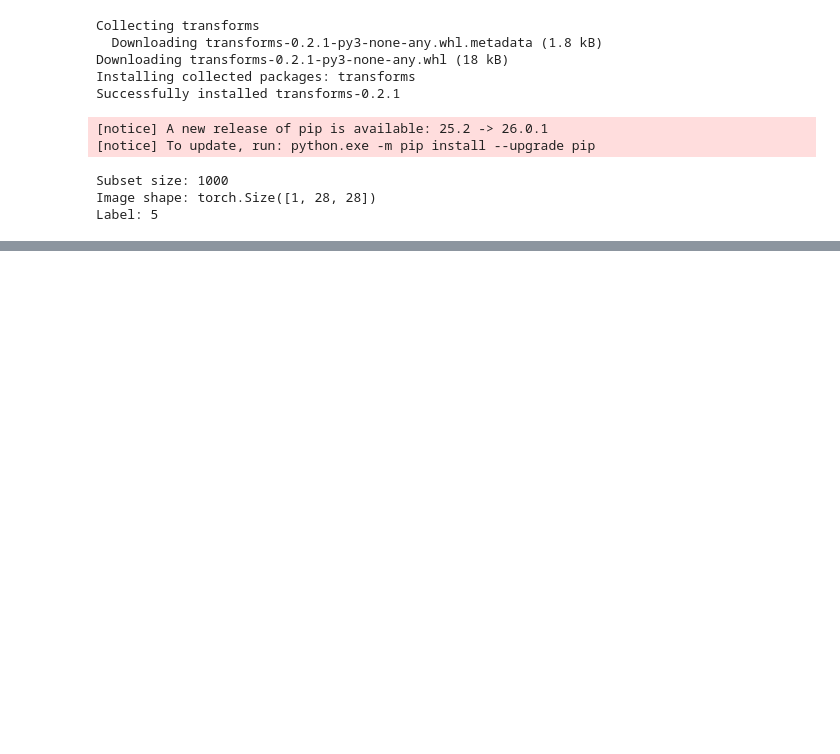
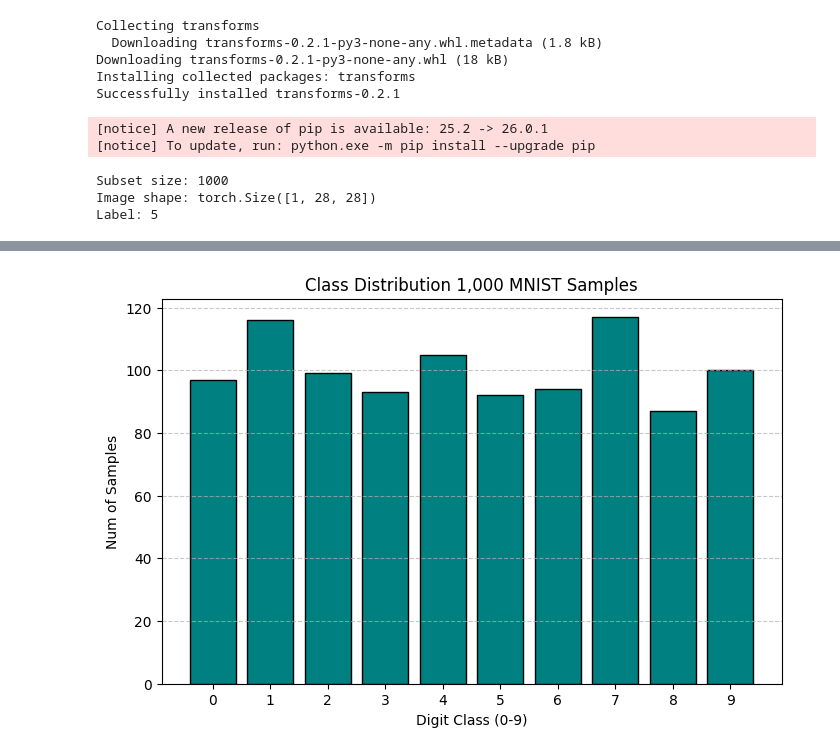
Before and after one commit to JoonParrrk/ME592_HW1_JoonPark, a Jupyter notebook: ML_Homework.ipynb, the cells around one changed output, grey strips where cells are left out. Saved outputs shown, nothing was run; the diff lists cells and outputs as text; code cells hidden in the pictures; blank space fills up the shorter version.

Commit message:
Added histogram of classes 0-9

```diff
--- a/ML_Homework.ipynb
+++ b/ML_Homework.ipynb
@@ -51,0 +82,25 @@ Label: 5
+# %%
+import matplotlib.pyplot as plt
+import numpy as np
+from torchvision import datasets, transforms
+from torch.utils.data import Subset
+# torch.histogram(torch.tensor(mnist_subset), range = None, weight= None, density= False, out= None)
+
+# mnist_subset has label and images
+label = []
+for item in mnist_subset:
+    label.append(item[1])
+
+# integer to float
+label_tensor = torch.tensor(label, dtype= torch.float32)
+
+plt.figure(figsize=(8, 5))
+plt.hist(label, bins=np.arange(11) - 0.5, rwidth=0.8, color='teal', edgecolor='black')
+plt.title('Class Distribution 1,000 MNIST Samples')
+plt.xlabel('Digit Class (0-9)')
+plt.ylabel('Num of Samples')
+plt.xticks(range(10))
+plt.grid(axis='y', linestyle='--', alpha=0.7)
+plt.show()
+# %% [output]
+[figure, added]
```
Also changed, not shown: parts of 3 cells of this notebook.
